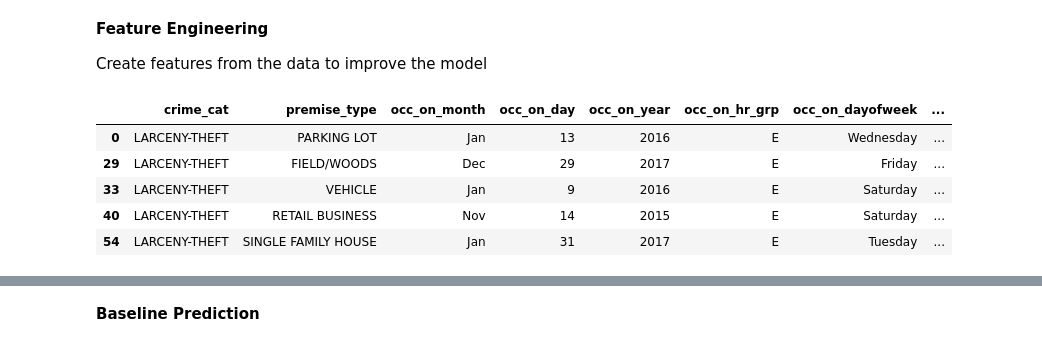
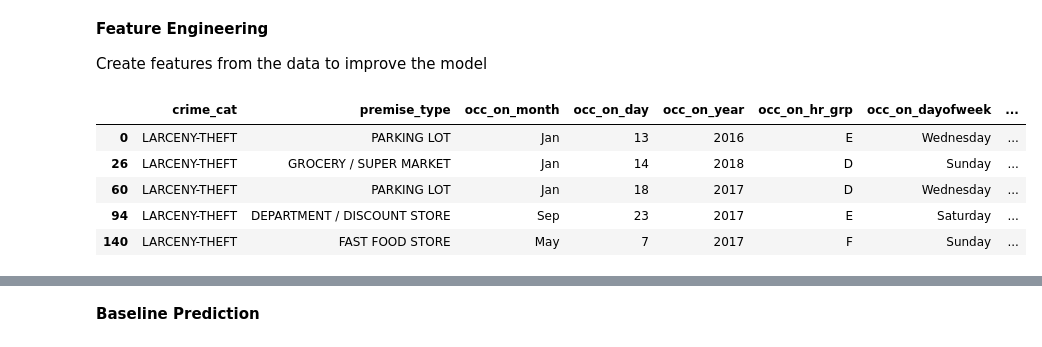
Before and after one commit to jpeterson28/DSCT_Capstone1, a Jupyter notebook: Code.ipynb, the cells around one changed output, grey strips where cells are left out. Saved outputs shown, nothing was run; the diff lists cells and outputs as text; code cells hidden in the pictures.

```diff
--- a/Code.ipynb
+++ b/Code.ipynb
@@ -685,3 +685,7 @@ X_train = pd.DataFrame(X_train, columns=['crime_cat', 'premise_type', 'occ_on_mo
 X_test = pd.DataFrame(X_test, columns=['crime_cat', 'premise_type', 'occ_on_month', 'occ_on_day', 'occ_on_year', 'occ_on_hr_grp', 'occ_on_dayofweek', 'occ_on_season'])
 y_train = pd.DataFrame(y_train, columns=['zip'])
 y_test = pd.DataFrame(y_test, columns=['zip'])
+# %%
+# concat x train and y train to create features
+train_df = pd.concat([X_train, y_train], axis=1)
+train_df.head()
@@ -689,4 +700,8 @@ y_test = pd.DataFrame(y_test, columns=['zip'])
 **Feature Engineering**
 
 Create features from the data to improve the model
+# %%
+# crime occurred in zip code
+zip_crime_feat = train_df.groupby('zip')['crime_cat'].value_counts()
+zip_crime_feat = pd.DataFrame(zip_crime_feat)
 # %%
@@ -711,11 +723,11 @@ crime_season_feat = pd.DataFrame(crime_season_feat)
 # %%
-# join crime_time_feat df to training set
-X_train_new = X_train.join(crime_time_feat, on=['crime_cat', 'occ_on_hr_grp'], how='inner', rsuffix='right')
+# join zip_crime_feat df to training set
+X_train_new = train_df.join(zip_crime_feat, on=['zip', 'crime_cat'], how='inner', rsuffix='_zip')
 X_train_new.head()
 # %% [output]
 |  | crime_cat | premise_type | occ_on_month | occ_on_day | occ_on_year | occ_on_hr_grp | occ_on_dayofweek | ... |
 | 0 | LARCENY-THEFT | PARKING LOT | Jan | 13 | 2016 | E | Wednesday | ... |
-| 29 | LARCENY-THEFT | FIELD/WOODS | Dec | 29 | 2017 | E | Friday | ... |
-| 33 | LARCENY-THEFT | VEHICLE | Jan | 9 | 2016 | E | Saturday | ... |
-| 40 | LARCENY-THEFT | RETAIL BUSINESS | Nov | 14 | 2015 | E | Saturday | ... |
-| 54 | LARCENY-THEFT | SINGLE FAMILY HOUSE | Jan | 31 | 2017 | E | Tuesday | ... |
+| 26 | LARCENY-THEFT | GROCERY / SUPER MARKET | Jan | 14 | 2018 | D | Sunday | ... |
+| 60 | LARCENY-THEFT | PARKING LOT | Jan | 18 | 2017 | D | Wednesday | ... |
+| 94 | LARCENY-THEFT | DEPARTMENT / DISCOUNT STORE | Sep | 23 | 2017 | E | Saturday | ... |
+| 140 | LARCENY-THEFT | FAST FOOD STORE | May | 7 | 2017 | F | Sunday | ... |
```
Also changed, not shown: parts of 26 cells of this notebook.
